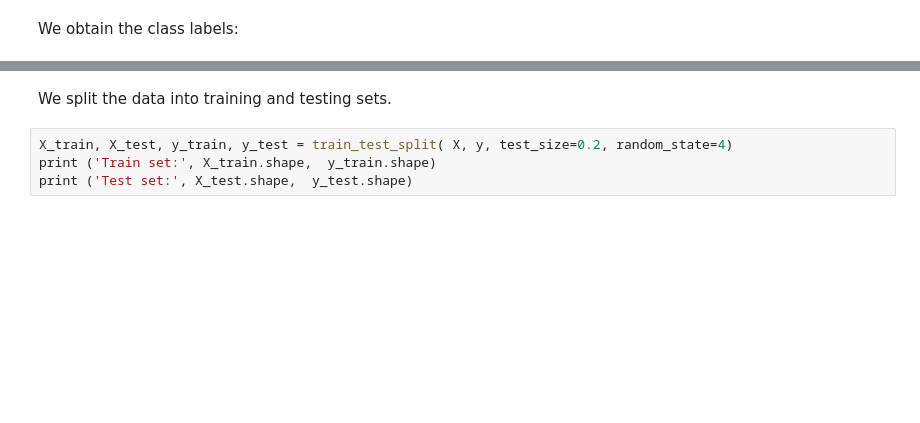
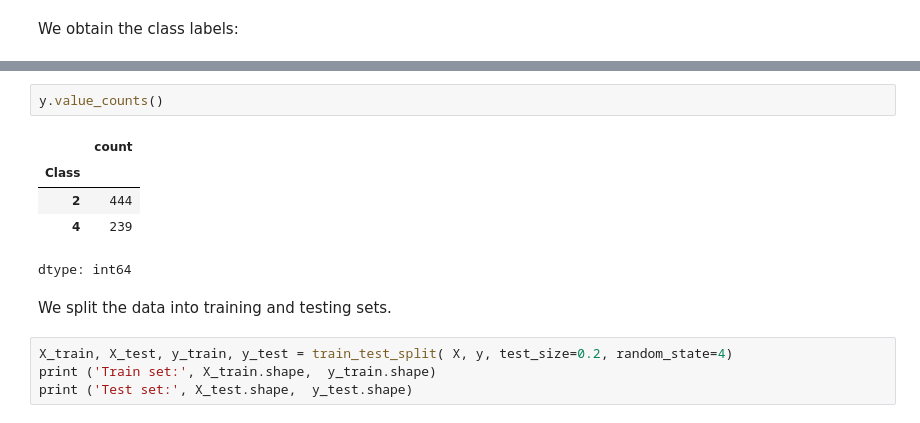
Before and after one commit to MassGH2023/Supervised-Machine-Learning-Classification, a Jupyter notebook: Ramdom_forest.ipynb, the cells around one changed output, grey strips where cells are left out. Drawn from its saved outputs; the diff is of its cells as text; blank space fills up the shorter version.

```diff
--- a/Ramdom_forest.ipynb
+++ b/Ramdom_forest.ipynb
@@ -293,3 +496,11 @@ y.head()
+# %%
+y.value_counts()
+# %% [output]
+|  | count |
+| Class |  |
+| 2 | 444 |
+| 4 | 239 |
+dtype: int64
 # %% [markdown]
 We split the data into training and testing sets.
 # %%
```
Also changed, not shown: parts of 57 cells of this notebook.
